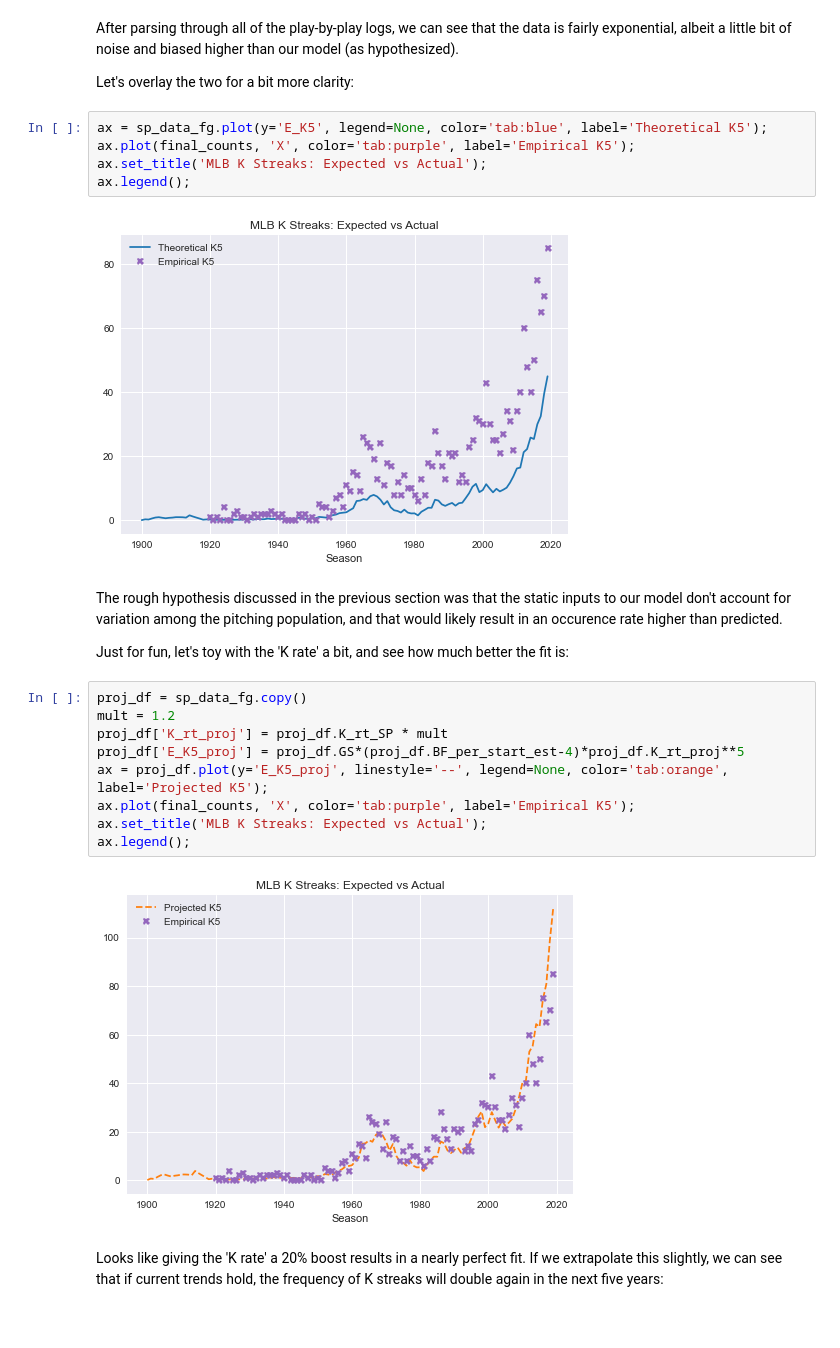
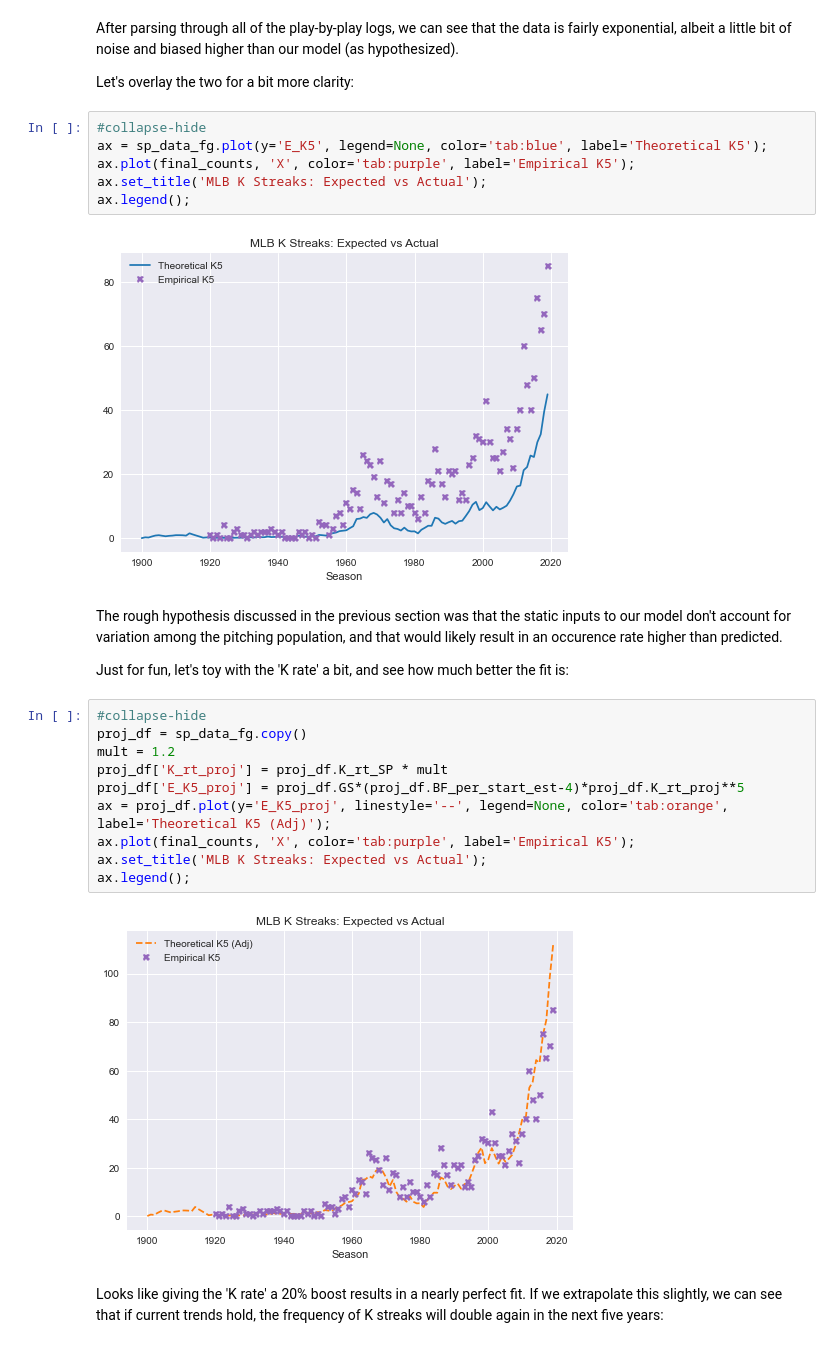
Before and after one commit to tmaule/website, a Jupyter notebook: _notebooks/2021-01-26-k_streaks.ipynb, the cells around one changed output. Drawn from its saved outputs; the diff is of its cells as text.

```diff
--- a/_notebooks/2021-01-26-k_streaks.ipynb
+++ b/_notebooks/2021-01-26-k_streaks.ipynb
@@ -295,6 +295,7 @@ After parsing through all of the play-by-play logs, we can see that the data is
 
 Let's overlay the two for a bit more clarity:
 # %%
+#collapse-hide
 ax = sp_data_fg.plot(y='E_K5', legend=None, color='tab:blue', label='Theoretical K5');
 ax.plot(final_counts, 'X', color='tab:purple', label='Empirical K5');
 ax.set_title('MLB K Streaks: Expected vs Actual');
@@ -306,16 +307,17 @@ The rough hypothesis discussed in the previous section was that the static input
 
 Just for fun, let's toy with the 'K rate' a bit, and see how much better the fit is:
 # %%
+#collapse-hide
 proj_df = sp_data_fg.copy()
 mult = 1.2
 proj_df['K_rt_proj'] = proj_df.K_rt_SP * mult
 proj_df['E_K5_proj'] = proj_df.GS*(proj_df.BF_per_start_est-4)*proj_df.K_rt_proj**5
-ax = proj_df.plot(y='E_K5_proj', linestyle='--', legend=None, color='tab:orange', label='Projected K5');
+ax = proj_df.plot(y='E_K5_proj', linestyle='--', legend=None, color='tab:orange', label='Theoretical K5 (Adj)');
 ax.plot(final_counts, 'X', color='tab:purple', label='Empirical K5');
 ax.set_title('MLB K Streaks: Expected vs Actual');
 ax.legend();
 # %% [output]
-[figure, old version]
+[figure, new version]
 # %% [markdown]
 Looks like giving the 'K rate' a 20% boost results in a nearly perfect fit. If we extrapolate this slightly, we can see that if current trends hold, the frequency of K streaks will double again in the next five years:
 # %%
```
Also changed, not shown: parts of 1 cell of this notebook, 3 other files.
